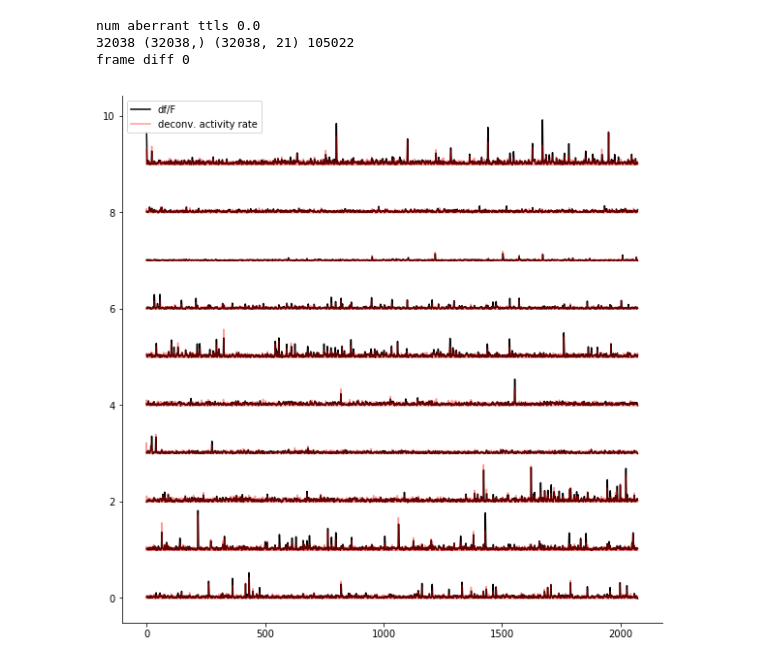
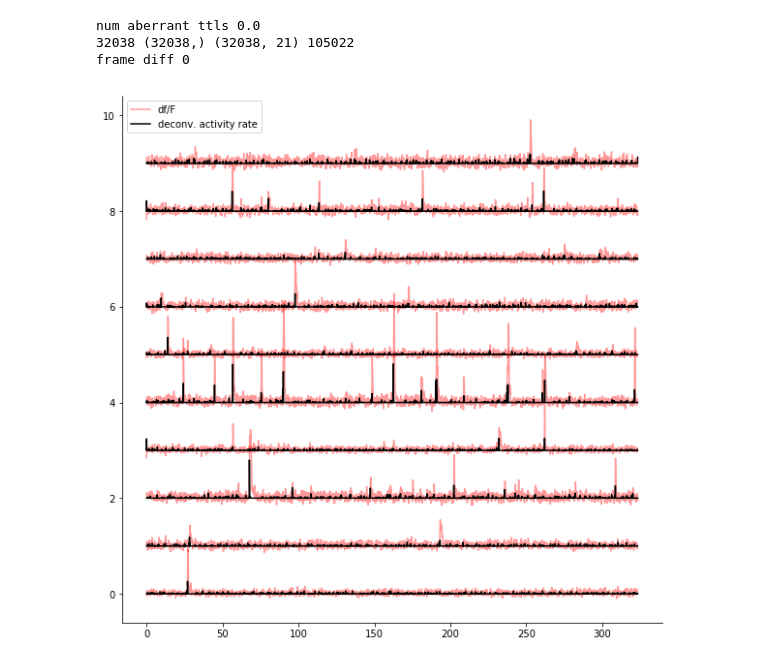
Before and after one commit to GiocomoLab/MightyMorphingPhotonRangers, a Jupyter notebook: scratch/Untitled1.ipynb, the cells around one changed output. Drawn from its saved outputs; the diff is of its cells as text; code cells hidden in the pictures.

Commit message:
single cell NMF and example place cells

```diff
--- a/scratch/Untitled1.ipynb
+++ b/scratch/Untitled1.ipynb
@@ -41,30 +41,32 @@ df_mouse
 | 1537 | 4139265.3 | 24_02_2019 | 2 | TwoTower_foraging | 97 | 1 | CA1 | 2019-02-24 | ... |
 # %%
 sess = df_mouse.iloc[-1]
-VRDat,C, S, A = pp.load_scan_sess(sess)
+VRDat,C, S, F = pp.load_scan_sess(sess)
 # %% [output]
 num aberrant ttls 0.0
 32038 (32038,) (32038, 21) 105022
 frame diff 0
+# %%
+C = u.df(F,ops={'sig_baseline':10,'win_baseline':300,'sig_output':2,'method':'maximin'})
 # %%
 
 maxT = C.shape[0]/15.46
 t = np.linspace(0,maxT,num=C.shape[0])
 cells = np.random.permutation(C.shape[1])
 Cn=C/15.46/400 #np.amax(C,axis=0)[np.newaxis,:]*.9
 Sn = S/15.46/400 #np.amax(S,axis=0)[np.newaxis,:]*.9
 f,ax = plt.subplots(figsize=[10,10])
 for i,cell in enumerate(cells[:10]): #range(1,C.shape[1],10):
 
-
-    ax.plot(t[:],Cn[:,cell]+i,color='black',alpha=1)
-    ax.plot(t[:],Sn[:,cell]+i,color='red',alpha=.4)
+    n = 5000
+    ax.plot(t[:n],Cn[:n,cell]+i,color='red',alpha=.4)
+    ax.plot(t[:n],Sn[:n,cell]+i,color='black',alpha=1)
 #     ax.set_title('cell %i' % cell)
     ax.spines['top'].set_visible(False)
     ax.spines['right'].set_visible(False)
     ax.legend(('df/F','deconv. activity rate'))
     #ax.plot(t[-5000:],A[-5000:,cell]/15.46)
 # %% [output]
-[figure, old version]
+[figure, new version]
 # %%
 f.savefig('G:\\My Drive\\manuscripts\\MightyMorphinPhotonRangers\\Figures\\randomcells_4139265.3_24_02_2019.svg',format='svg')
```
Also changed, not shown: 22 other files.
